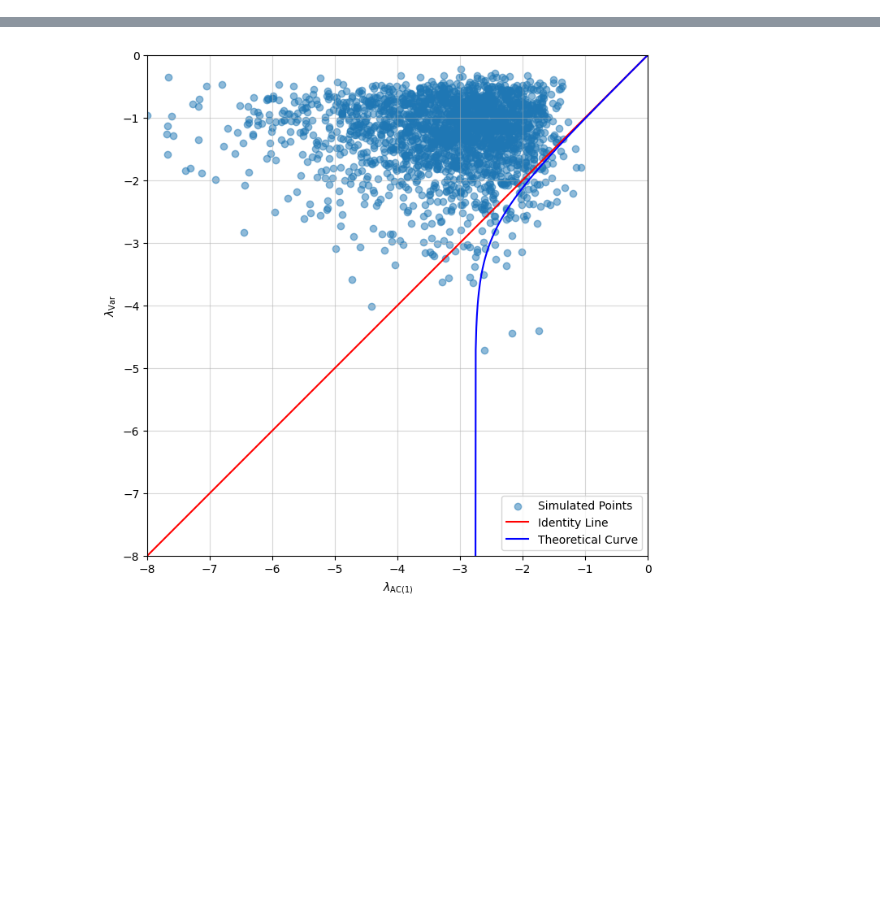
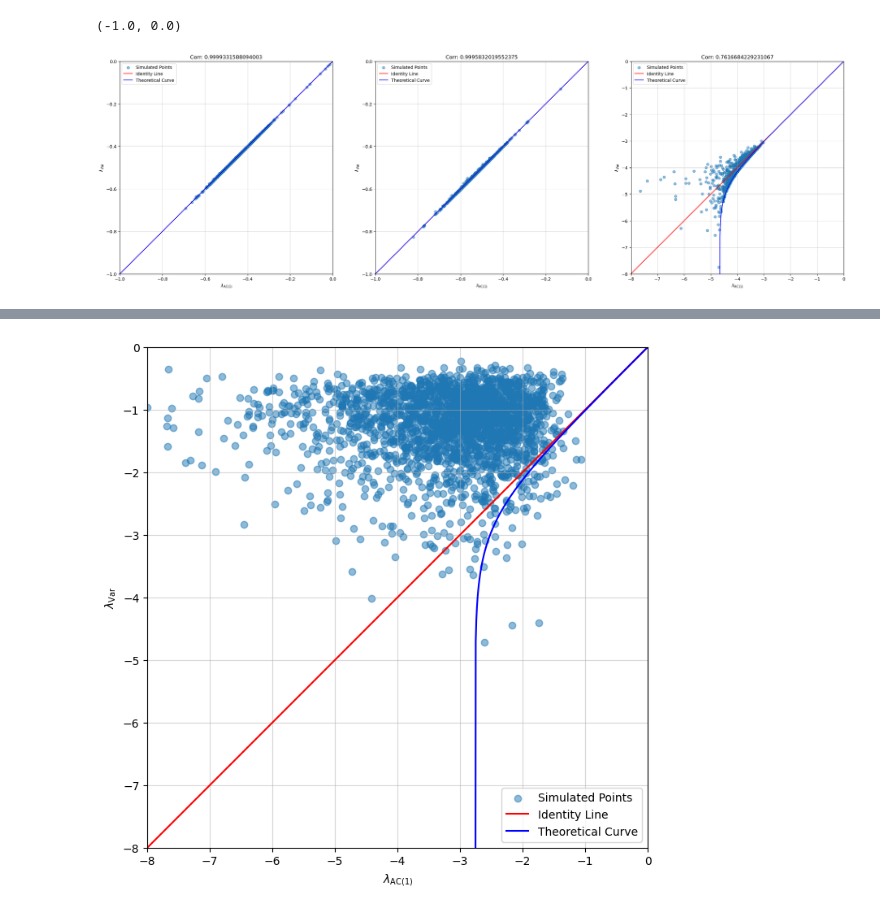
Before and after one commit to TUM-PIK-ESM/lambdalambda, a Jupyter notebook: Synthetic_AR1_gaps_outliers.ipynb, the cells around one changed output, grey strips where cells are left out. Cells and saved outputs as stored; diff of their text form; code cells hidden in the pictures; blank space fills up the shorter version.

```diff
--- a/Synthetic_AR1_gaps_outliers.ipynb
+++ b/Synthetic_AR1_gaps_outliers.ipynb
@@ -76,0 +469,13 @@ def estimate_lambda_var(X):
+# %%
+#Now estimate lambda for all series and plot (no gaps, no outliers)
+f, (ax, ax2, ax3) = plt.subplots(1,3, figsize=(30,10))
+plot_lambdas(p_ds, ax)
+plot_lambdas(roll_ds, ax2)
+plot_lambdas(ar1_proc, ax3)
+ax.set_xlim(-1,0)
+ax.set_ylim(-1,0)
+ax2.set_xlim(-1,0)
+ax2.set_ylim(-1,0)
+# %% [output]
+(-1.0, 0.0)
+[figure, added]
```
Also changed, not shown: parts of 16 cells of this notebook.
